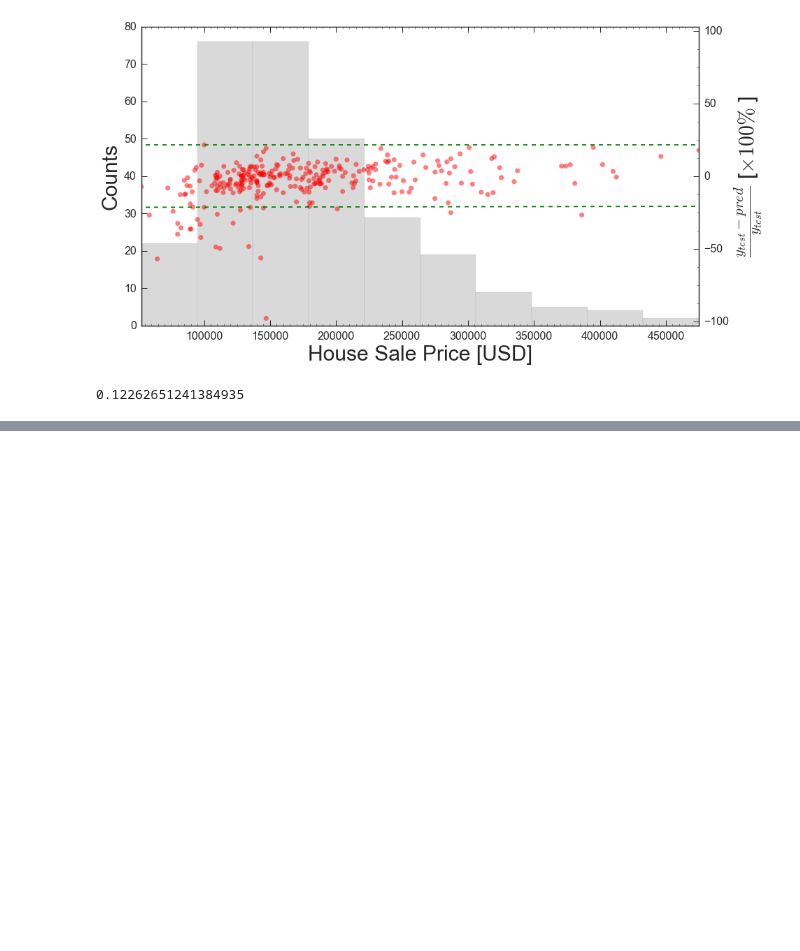
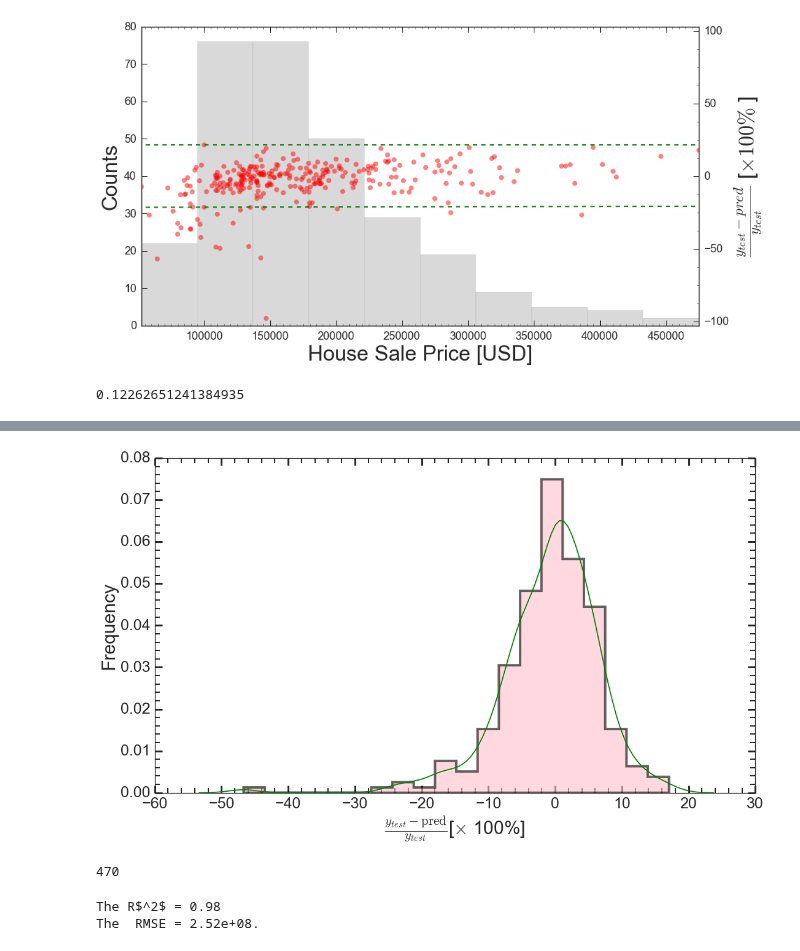
Before and after one commit to gmsardane/Predicting-Ames-Housing-Prices, a Jupyter notebook: Training_Whole_Features_Set_GBT.ipynb, the cells around one changed output, grey strips where cells are left out. Saved outputs shown, nothing was run; the diff lists cells and outputs as text; code cells hidden in the pictures; blank space fills up the shorter version.

```diff
--- a/Training_Whole_Features_Set_GBT.ipynb
+++ b/Training_Whole_Features_Set_GBT.ipynb
@@ -335,4 +376,33 @@ Testing set has 292 samples.
+# %%
+diff_good = (y_test_good - pred_good)/y_test_good*100.
+sns.distplot(diff_good, bins=20, color='g', hist_kws={"histtype": "stepfilled", "linewidth": 4,
+                                                    "alpha": 0.60, "color": "pink"});
+plt.xlabel(r"$\frac{y_{test} - \mathrm{pred} }{y_{test}}$" + r"[$ \times $ 100%]", fontsize = 30);
+plt.ylabel(r"Frequency", fontsize = 30);
+plt.minorticks_on()
+plt.tight_layout()
+plt.xticks(fontsize=25)
+plt.yticks(fontsize=25)
+
+plt.tick_params('both', length=8, width=2, which='minor');
+plt.tick_params('both', length=12, width=3, which='major');
+plt.savefig('FinalDiffDist_linear_all.pdf')
+# %% [output]
+[figure, added]
+# %%
+test_data_out = data.iloc[outliers, :]
+X_out = test_data_out[test_data_out.columns[:-1]]
+y_out = test_data_out[test_data_out.columns[-1]]
+X_test_data_out_good = X_out.append(X_test_good, ignore_index=True)
+y_test_data_out_good = y_out.append(y_test_good)
+
+print len(X_test_data_out_good)
+# %% [output]
+470
 # %%
-pred_log = reg_log.predict(X_test_log)
-print 'The R$^2$ = {:.2f}'.format(r2_score(pred_log, 10**y_test_log))
-print 'The  RMSE = {:.2e}.'.format(mean_squared_error(pred_log, 10**y_test_log))
+pred_out = reg_good.predict(X_test_data_out_good)
+print 'The R$^2$ = {:.2f}'.format(r2_score(pred_out, y_test_data_out_good))
+print 'The  RMSE = {:.2e}.'.format(mean_squared_error(pred_out, y_test_data_out_good))
+# %% [output]
+The R$^2$ = 0.98
+The  RMSE = 2.52e+08.
```
Also changed, not shown: parts of 19 cells of this notebook.
